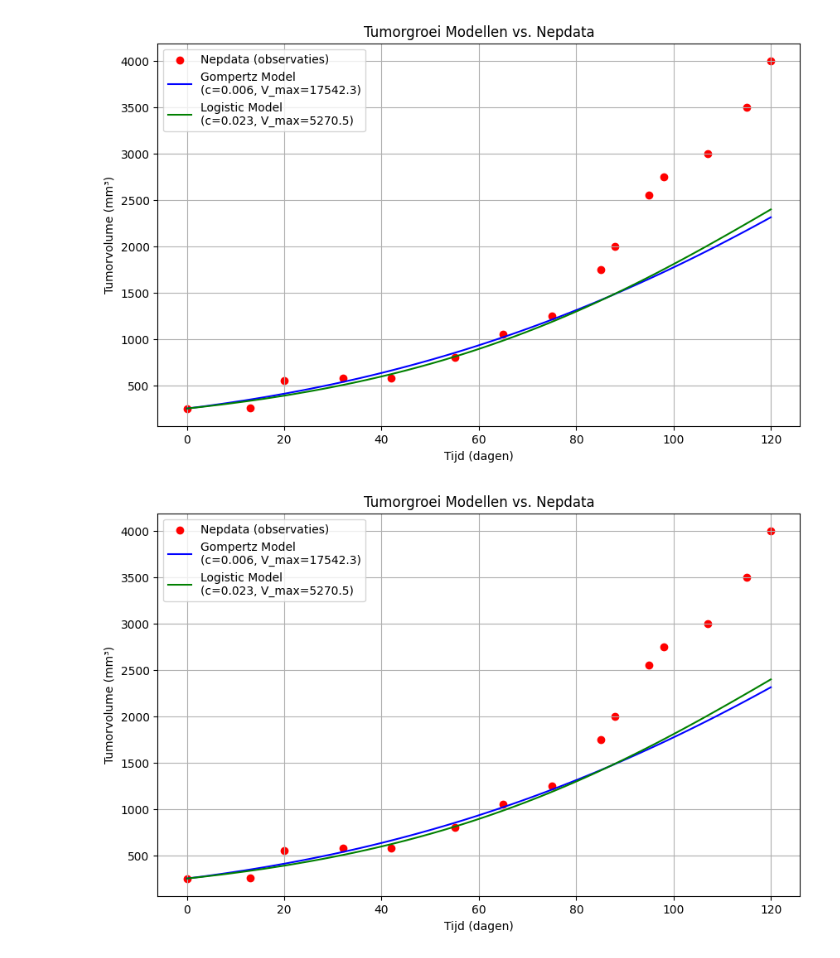
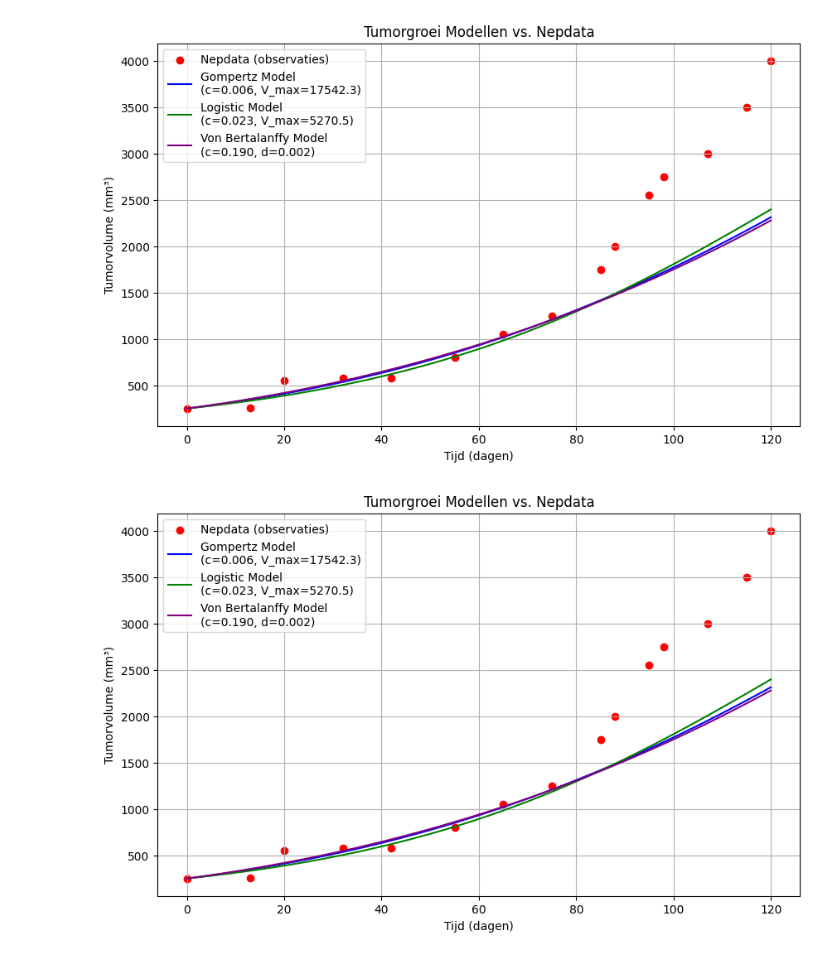
Before and after one commit to Jort20/school, a Jupyter notebook: improved.ipynb, the cells around one changed output. Drawn from its saved outputs; the diff is of its cells as text; code cells hidden in the pictures.

```diff
--- a/improved.ipynb
+++ b/improved.ipynb
@@ -13,6 +13,9 @@ def logistic_growth(t, V, c, V_max):
 # %%
 def gompertz_growth(t, V, c, V_max):
     return c * V * np.log(V_max / V)
+# %%
+def von_bertalanffy_growth(t, V, c, d):
+    return c * V**(2/3) - d * V
 # %%
 def Hean_method(model_growth, t, V0, c, V_max, dt):
     V = [V0]
@@ -57,6 +60,9 @@ def gompertz_hean(t, V0, c, V_max, dt):
 # %%
 def logistic_hean(t, V0, c, V_max, dt):
     return Hean_method(logistic_growth, t, V0, c, V_max, dt)
+# %%
+def von_bertalanffy_hean(t, V0, c, d, dt):
+    return Hean_method(von_bertalanffy_growth, t, V0, c, d, dt)
 # %%
 def gompertz_Runga(t, V0, c, V_max, dt):
     return Runga_method(gompertz_growth, t, V0, c, V_max, dt)
@@ -83,6 +92,16 @@ def logistic_wrapper(t, c, V_max):
         V_new = V[-1] + dt * logistic_growth(t[i], V[-1], c, V_max)
         V.append(V_new)
     return np.array(V)
+# %%
+def von_bertalanffy_wrapper(t, c, d):
+    """Wrapper om Von Bertalanffy-groei werkend te maken met curve_fit."""
+    V0 = 250  # Initieel volume
+    dt = t[1] - t[0]  # Tijdstap
+    V = [V0]
+    for i in range(1, len(t)):
+        V_new = V[-1] + dt * von_bertalanffy_growth(t[i], V[-1], c, d)
+        V.append(V_new)
+    return np.array(V)
 # %%
 def fit_model(model_wrapper, t_data, V_data, p0):
     """
@@ -98,36 +117,42 @@ if __name__ == "__main__":
 
 
     initial_params = [0.1, 4000]
-
+    initial_params_von_bertalanffy = [0.1, 0.01]
 
     params_gompertz = fit_model(gompertz_wrapper, t_data, V_data, p0=initial_params)
     params_logistic = fit_model(logistic_wrapper, t_data, V_data, p0=initial_params)
+    params_von_bertalanffy = fit_model(von_bertalanffy_wrapper, t_data, V_data, p0=initial_params_von_bertalanffy)
 
 
     dt = tijd[1] - tijd[0]
     V_sim_gompertz = gompertz_hean(tijd, 250, *params_gompertz, dt)
     V_sim_logistic = logistic_hean(tijd, 250, *params_logistic, dt)
+    V_sim_von_bertalanffy = von_bertalanffy_hean(tijd, 250, *params_von_bertalanffy, dt)
 
 
     plt.figure(figsize=(10, 6))
 
 
     plt.scatter(t_data, V_data, color="red", label="Nepdata (observaties)")
 
 
     plt.plot(tijd, V_sim_gompertz, label=f"Gompertz Model\n(c={params_gompertz[0]:.3f}, V_max={params_gompertz[1]:.1f})", color="blue")
 
 
     plt.plot(tijd, V_sim_logistic, label=f"Logistic Model\n(c={params_logistic[0]:.3f}, V_max={params_logistic[1]:.1f})", color="green")
 
+    plt.plot(tijd, V_sim_von_bertalanffy,
+             label=f"Von Bertalanffy Model\n(c={params_von_bertalanffy[0]:.3f}, d={params_von_bertalanffy[1]:.3f})",
+             color="purple")
+
     plt.title("Tumorgroei Modellen vs. Nepdata")
     plt.xlabel("Tijd (dagen)")
     plt.ylabel("Tumorvolume (mm³)")
     plt.legend()
     plt.grid(True)
     plt.show()
 # %% [output]
-[figure, old version]
+[figure, new version]
 # %%
 if __name__ == "__main__":
 
@@ -136,15 +161,20 @@ if __name__ == "__main__":
 
 
     initial_params = [0.1, 4000]
+    initial_params_von_bertalanffy = [0.1, 0.01]
 
 
     params_gompertz = fit_model(gompertz_wrapper, t_data, V_data, p0=initial_params)
     params_logistic = fit_model(logistic_wrapper, t_data, V_data, p0=initial_params)
+    params_von_bertalanffy = fit_model(von_bertalanffy_wrapper, t_data, V_data, p0=initial_params_von_bertalanffy)
 
 
     dt = tijd[1] - tijd[0]
     V_sim_gompertz = gompertz_Runga(tijd, 250, *params_gompertz, dt)
     V_sim_logistic = logistic_Runga(tijd, 250, *params_logistic, dt)
+    V_sim_von_bertalanffy = von_bertalanffy_runga(tijd, 250, *params_von_bertalanffy, dt)
+
+
 
 
     plt.figure(figsize=(10, 6))
@@ -158,6 +188,10 @@ if __name__ == "__main__":
 
     plt.plot(tijd, V_sim_logistic, label=f"Logistic Model\n(c={params_logistic[0]:.3f}, V_max={params_logistic[1]:.1f})", color="green")
 
+    plt.plot(tijd, V_sim_von_bertalanffy,
+             label=f"Von Bertalanffy Model\n(c={params_von_bertalanffy[0]:.3f}, d={params_von_bertalanffy[1]:.3f})",
+             color="purple")
+
     plt.title("Tumorgroei Modellen vs. Nepdata")
     plt.xlabel("Tijd (dagen)")
     plt.ylabel("Tumorvolume (mm³)")
@@ -165,4 +199,4 @@ if __name__ == "__main__":
     plt.grid(True)
     plt.show()
 # %% [output]
-[figure, old version]
+[figure, new version]
```
Also changed, not shown: parts of 1 cell of this notebook, 3 other files.
